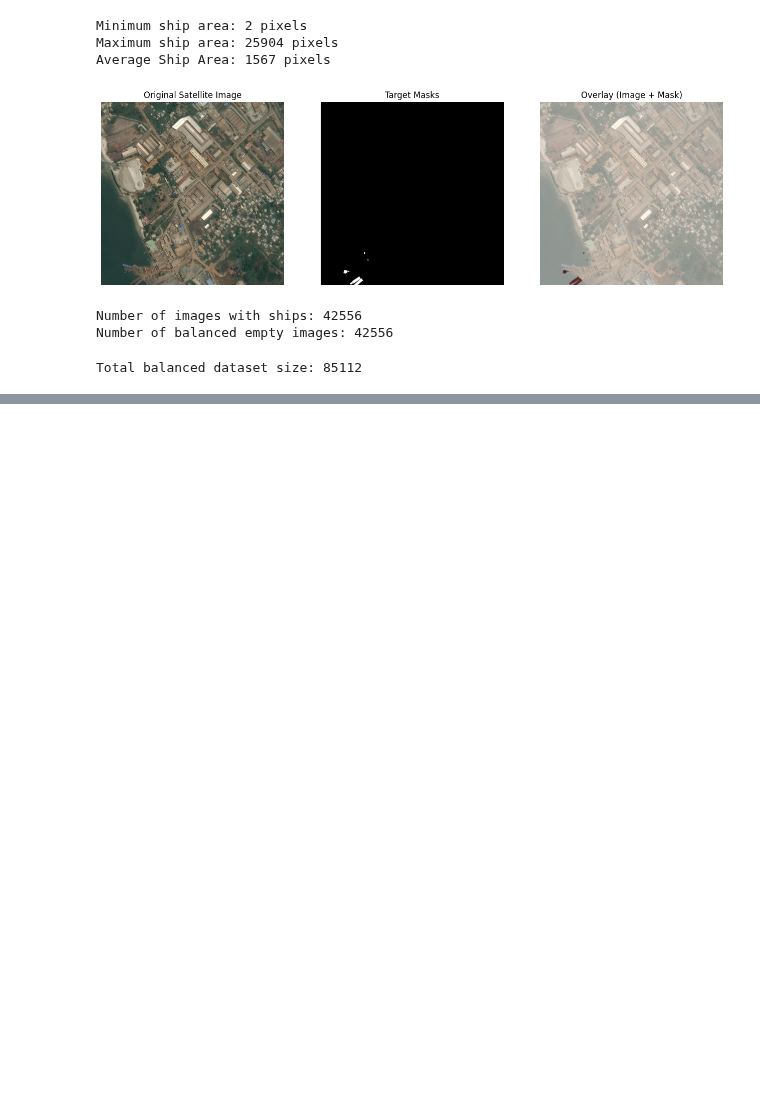
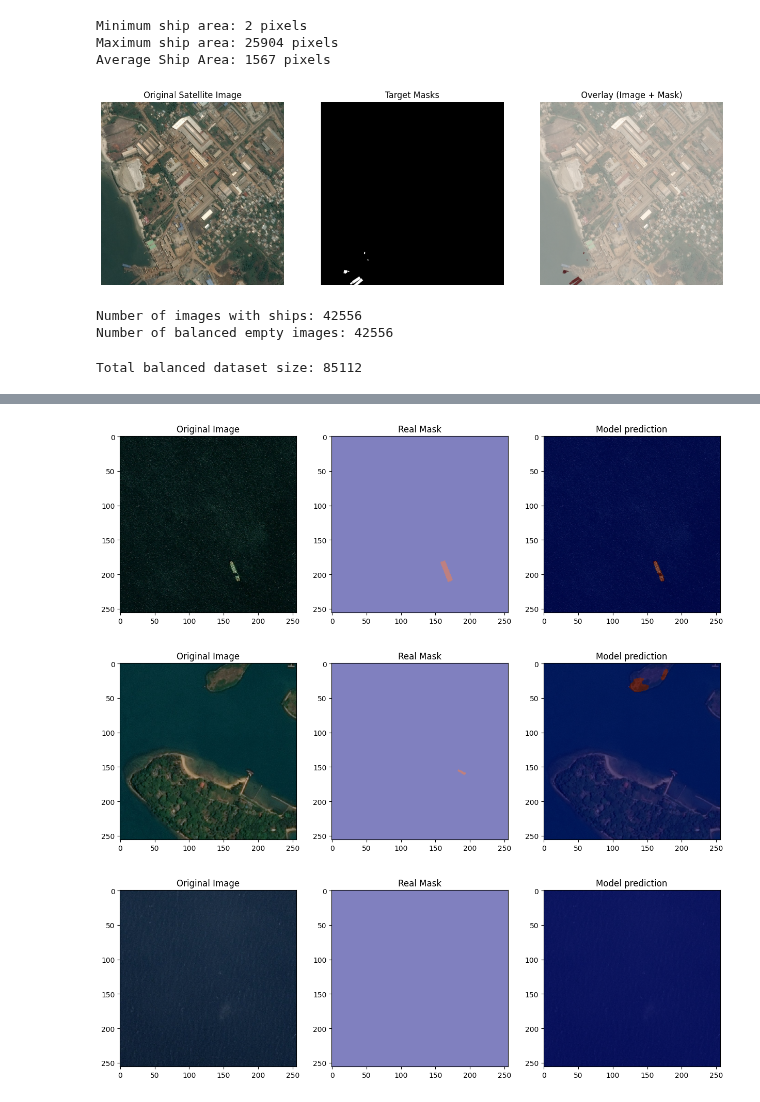
Before and after one commit to ilkinsoydas/airbus-ship-detection, a Jupyter notebook: autonomous-maritime-target-segmentation-from-satel.ipynb, the cells around one changed output, grey strips where cells are left out. Saved outputs shown, nothing was run; the diff lists cells and outputs as text; code cells hidden in the pictures; blank space fills up the shorter version.

```diff
--- a/autonomous-maritime-target-segmentation-from-satel.ipynb
+++ b/autonomous-maritime-target-segmentation-from-satel.ipynb
@@ -328,0 +421,11 @@ Epoch 2/2
+# %%
+print("Training of the ResNet34-backboned model is starting..")
+
+history = model.fit(
+    train_generator,
+    validation_data = val_generator,
+    epochs = 30,
+    steps_per_epoch = 1000,
+    validation_steps = 200,
+    callbacks = callbacks_list
+)
@@ -328,0 +507,30 @@ Epoch 2/2
+# %%
+import matplotlib.pyplot as plt
+import numpy as np
+import random
+
+random_index = random.randint(0, len(val_generator) - 1)
+images, true_masks = val_generator[random_index]
+
+predictions = model.predict(images)
+
+for i in range(3):
+    plt.figure(figsize = (15, 5))
+
+    plt.subplot(1, 3, 1)
+    plt.title("Original Image")
+    plt.imshow(images[i])
+
+    plt.subplot(1, 3, 2)
+    plt.title("Real Mask")
+    plt.imshow(true_masks[i].squeeze(), cmap = "jet", alpha = 0.5)
+
+    plt.subplot(1, 3, 3)
+    plt.title("Model prediction")
+    plt.imshow(images[i])
+
+    pred_mask = (predictions[i].squeeze() > 0.525).astype(np.uint8)
+    plt.imshow(pred_mask, cmap = "jet", alpha = 0.5)
+
+    plt.show()
+# %% [output]
@@ -328,0 +538,3 @@ Epoch 2/2
+[figure, added]
+[figure, added]
+[figure, added]
```
Also changed, not shown: parts of 11 cells of this notebook.
